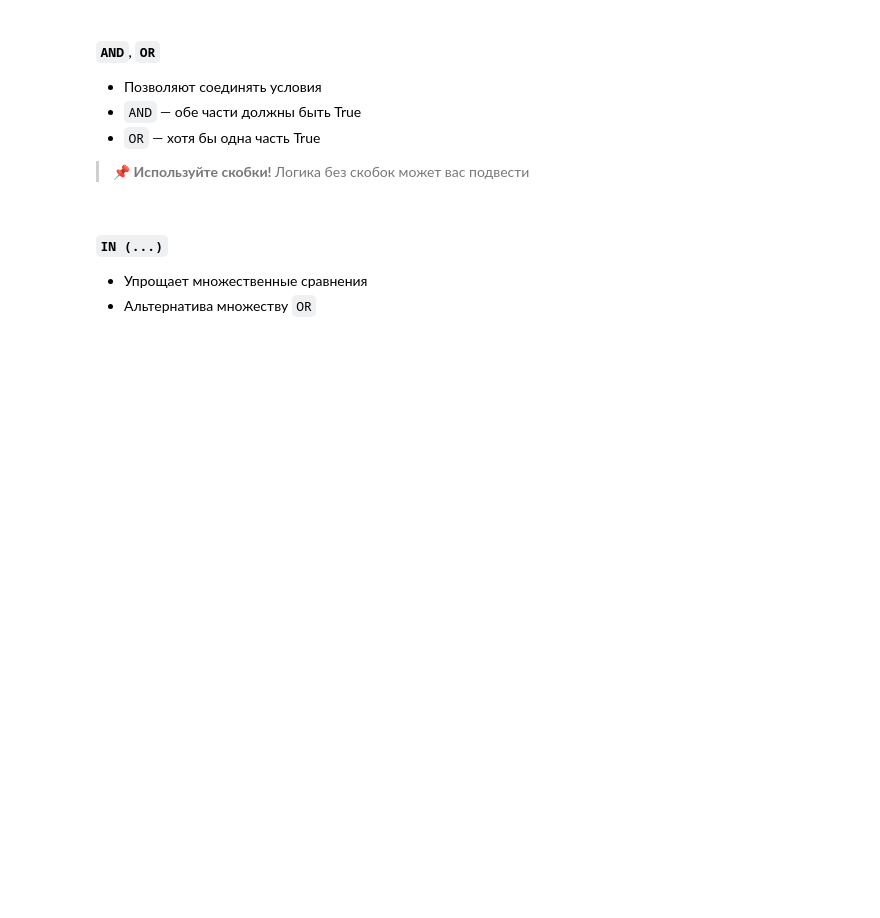
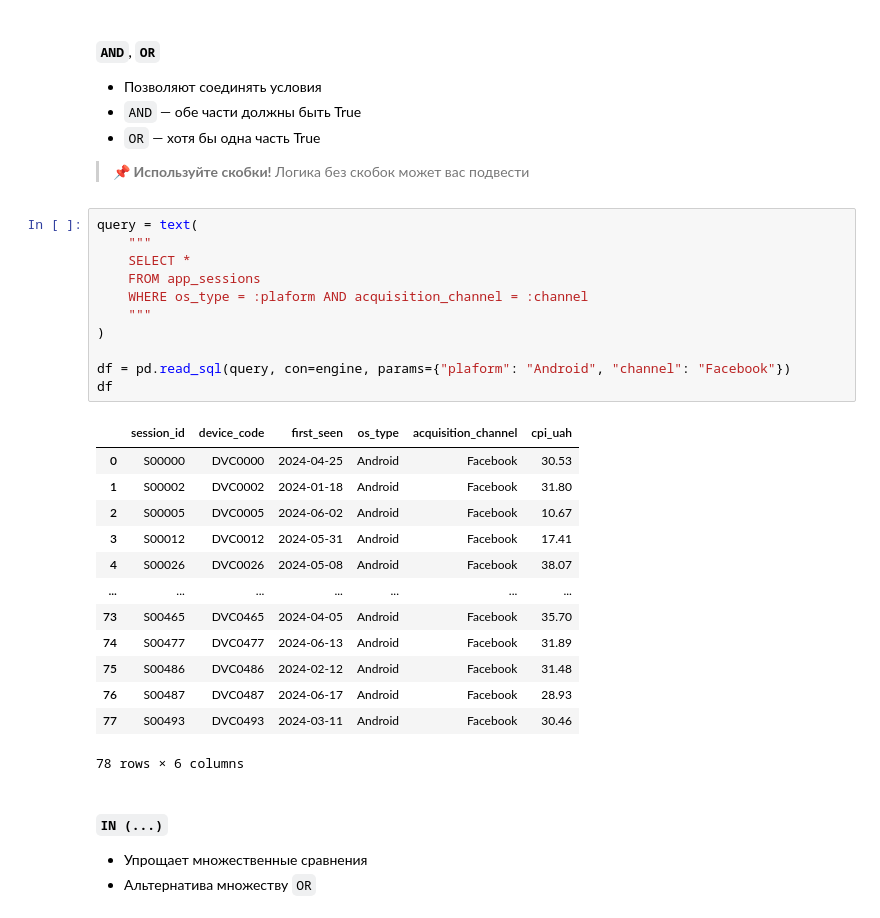
Before and after one commit to cpython-projects/da_2603, a Jupyter notebook: lesson_22.ipynb, the cells around one changed output. Saved outputs shown, nothing was run; the diff lists cells and outputs as text; blank space fills up the shorter version.

```diff
--- a/lesson_22.ipynb
+++ b/lesson_22.ipynb
@@ -201,6 +279,31 @@ WHERE first_seen >= '2024-03-01' OR '1'='1'
 * `OR` — хотя бы одна часть True
 
 > 📌 **Используйте скобки!** Логика без скобок может вас подвести
+# %%
+query = text(
+    """
+    SELECT *
+    FROM app_sessions
+    WHERE os_type = :plaform AND acquisition_channel = :channel
+    """
+)
+
+df = pd.read_sql(query, con=engine, params={"plaform": "Android", "channel": "Facebook"})
+df
+# %% [output]
+|  | session_id | device_code | first_seen | os_type | acquisition_channel | cpi_uah |
+| 0 | S00000 | DVC0000 | 2024-04-25 | Android | Facebook | 30.53 |
+| 1 | S00002 | DVC0002 | 2024-01-18 | Android | Facebook | 31.80 |
+| 2 | S00005 | DVC0005 | 2024-06-02 | Android | Facebook | 10.67 |
+| 3 | S00012 | DVC0012 | 2024-05-31 | Android | Facebook | 17.41 |
+| 4 | S00026 | DVC0026 | 2024-05-08 | Android | Facebook | 38.07 |
+| ... | ... | ... | ... | ... | ... | ... |
+| 73 | S00465 | DVC0465 | 2024-04-05 | Android | Facebook | 35.70 |
+| 74 | S00477 | DVC0477 | 2024-06-13 | Android | Facebook | 31.89 |
+| 75 | S00486 | DVC0486 | 2024-02-12 | Android | Facebook | 31.48 |
+| 76 | S00487 | DVC0487 | 2024-06-17 | Android | Facebook | 28.93 |
+| 77 | S00493 | DVC0493 | 2024-03-11 | Android | Facebook | 30.46 |
+78 rows × 6 columns
 # %% [markdown]
 #### `IN (...)`
 
```
Also changed, not shown: parts of 19 cells of this notebook.
